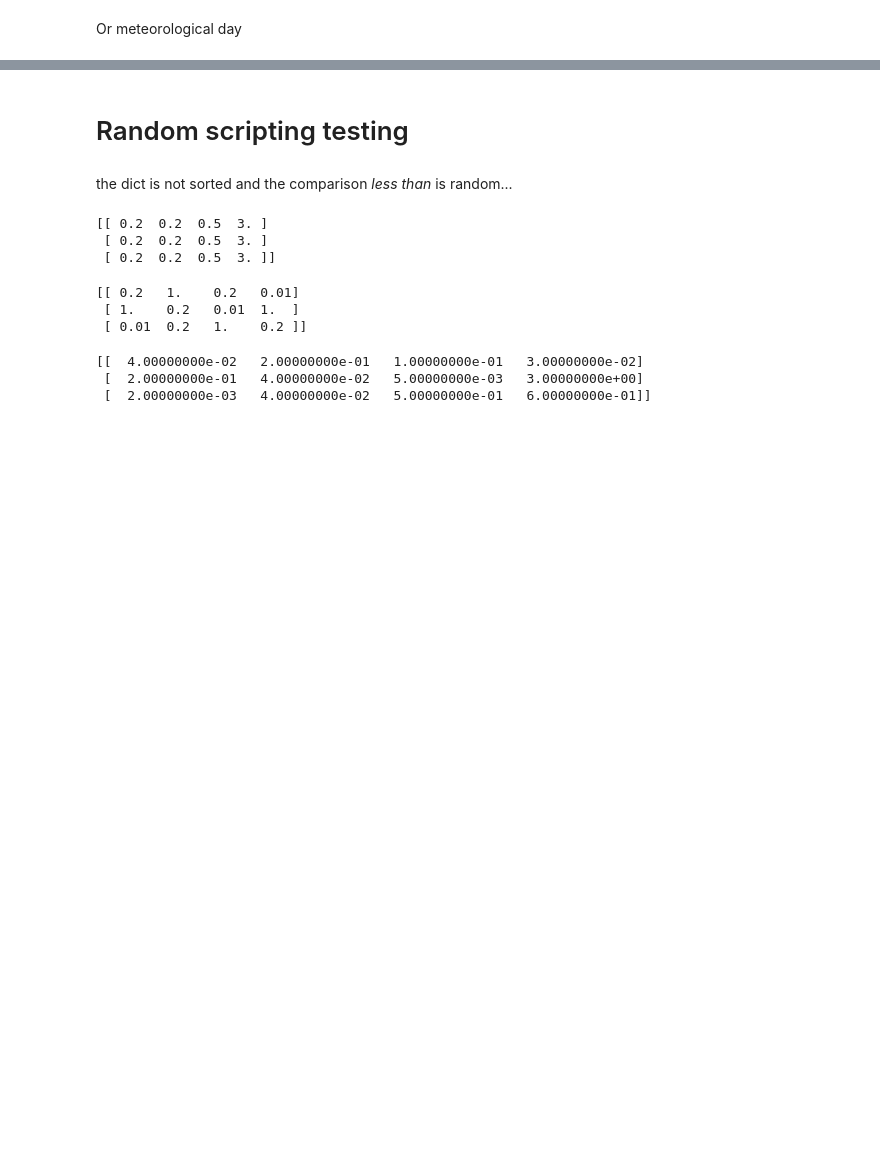
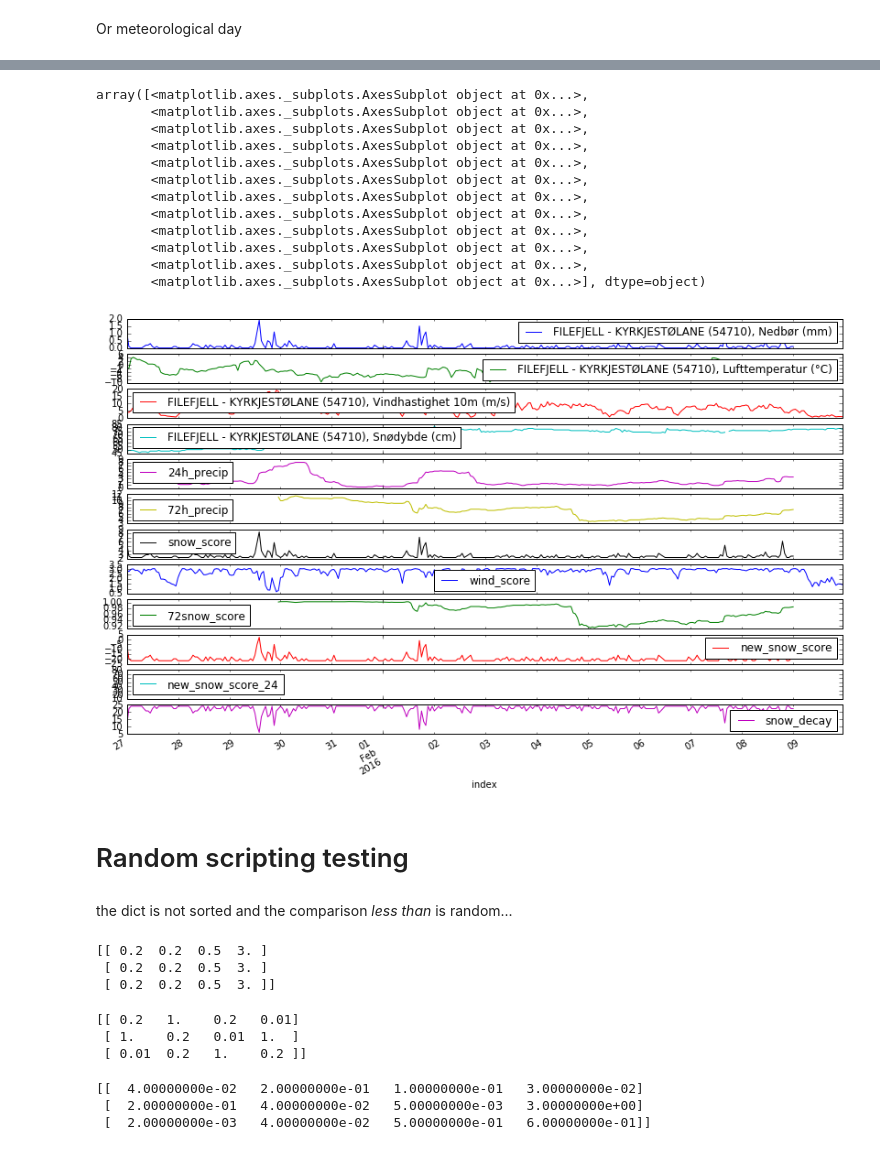
Before and after one commit to kmunve/APS, a Jupyter notebook: aps/notebooks/new_snow_problem.ipynb, the cells around one changed output, grey strips where cells are left out. Saved outputs shown, nothing was run; the diff lists cells and outputs as text; code cells hidden in the pictures; blank space fills up the shorter version.

```diff
--- a/aps/notebooks/new_snow_problem.ipynb
+++ b/aps/notebooks/new_snow_problem.ipynb
@@ -243,3 +330,27 @@ KeyError: 'index'
+# %%
+df['snow_score'] = score_new_snow_1h(df['FILEFJELL - KYRKJESTØLANE (54710), Nedbør (mm)'])
+df['snow_decay'] = decay_func(df['FILEFJELL - KYRKJESTØLANE (54710), Nedbør (mm)'], a, b)
+df['new_snow_score'] = df['snow_score'] - df['snow_decay']
+
+# TODO:
+# - add method to cut off score below 0 and above 100
+# - add method to add recent value to its previous score
+# %%
+df.plot(subplots='True', figsize=(14, 9))
+# %% [output]
+array([<matplotlib.axes._subplots.AxesSubplot object at 0x...>,
+       <matplotlib.axes._subplots.AxesSubplot object at 0x...>,
+       <matplotlib.axes._subplots.AxesSubplot object at 0x...>,
+       <matplotlib.axes._subplots.AxesSubplot object at 0x...>,
+       <matplotlib.axes._subplots.AxesSubplot object at 0x...>,
+       <matplotlib.axes._subplots.AxesSubplot object at 0x...>,
+       <matplotlib.axes._subplots.AxesSubplot object at 0x...>,
+       <matplotlib.axes._subplots.AxesSubplot object at 0x...>,
+       <matplotlib.axes._subplots.AxesSubplot object at 0x...>,
+       <matplotlib.axes._subplots.AxesSubplot object at 0x...>,
+       <matplotlib.axes._subplots.AxesSubplot object at 0x...>,
+       <matplotlib.axes._subplots.AxesSubplot object at 0x...>], dtype=object)
+[figure, added]
 # %% [markdown]
 # Random scripting testing
 # %%
```
Also changed, not shown: parts of 13 cells of this notebook.
